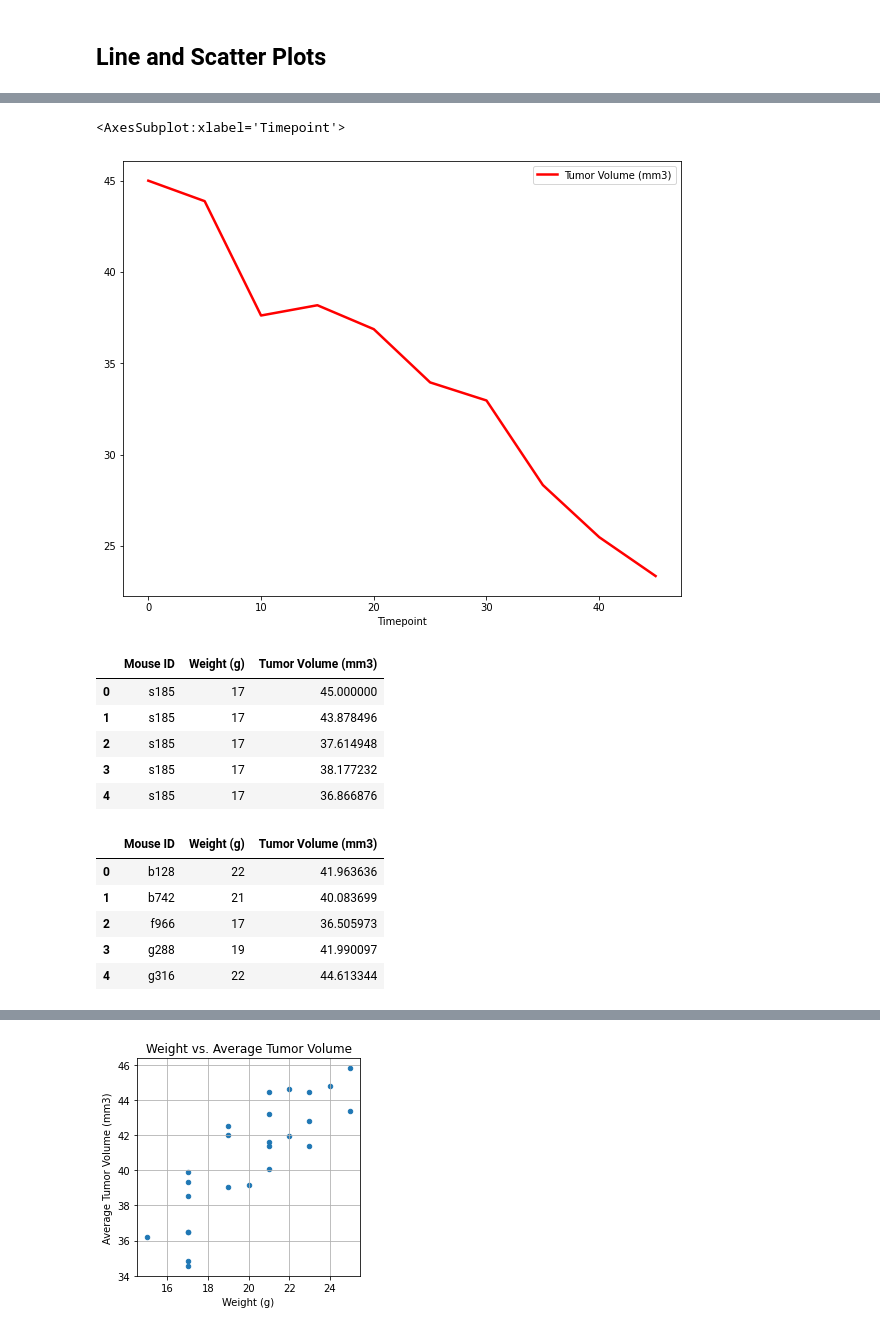
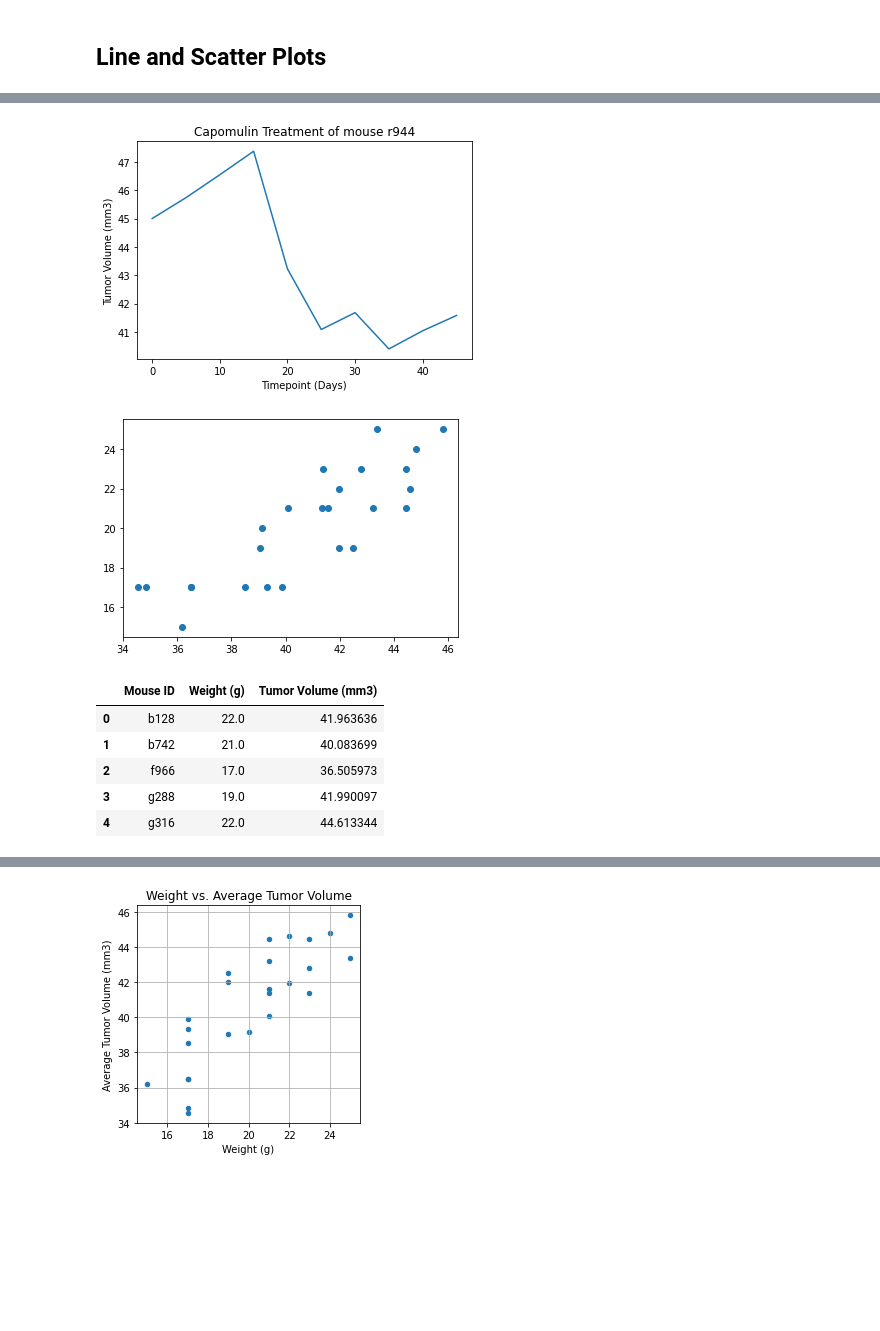
Before and after one commit to SGGO911/Matplotlib-Challenge, a Jupyter notebook: pymaceuticals_starter.ipynb, the cells around one changed output, grey strips where cells are left out. Drawn from its saved outputs; the diff is of its cells as text; code cells hidden in the pictures; blank space fills up the shorter version.

```diff
--- a/pymaceuticals_starter.ipynb
+++ b/pymaceuticals_starter.ipynb
@@ -264,35 +243,38 @@ capomulin_mouse
-# %%
-# arrange columns
-capomulin_mouse = capomulin_mouse.loc[:, ["Timepoint", "Tumor Volume (mm3)"]]
-capomulin_mouse = capomulin_mouse.reset_index(drop=True)
-capomulin_mouse.set_index("Timepoint").plot(figsize=(10,8), linewidth=2.5, color="red")
-# %% [output]
-<AxesSubplot:xlabel='Timepoint'>
-[figure, removed]
+# %%
+x_axisTP = mouseid_df["Timepoint"]
+tumsiz = mouseid_df["Tumor Volume (mm3)"]
+
+
+plt.title(f"Capomulin Treatment of mouse {MOUSE_ID}")
+plt.plot(x_axisTP, tumsiz,  )
+plt.xlabel("Timepoint (Days)")
+plt.ylabel("Tumor Volume (mm3)")
+plt.show()
+# %% [output]
+[figure, added]
 # %%
 # Generate a scatter plot of average tumor volume vs. mouse weight for the Capomulin regimen
-tumor_weight_df =capomulin_df.loc[:, ["Mouse ID", "Weight (g)", "Tumor Volume (mm3)"]]
-tumor_weight_df.head()
+
+capavg = capomulin.groupby(['Mouse ID']).mean()
+
+plt.scatter(capavg["Tumor Volume (mm3)"], capavg["Weight (g)"])
+plt.savefig('scatterplot')
+plt.show()
 # %% [output]
-|  | Mouse ID | Weight (g) | Tumor Volume (mm3) |
-| 0 | s185 | 17 | 45.000000 |
-| 1 | s185 | 17 | 43.878496 |
-| 2 | s185 | 17 | 37.614948 |
-| 3 | s185 | 17 | 38.177232 |
-| 4 | s185 | 17 | 36.866876 |
+[figure, added]
 # %%
 #find the average tumor volume per mouse
 
-ave_tumor_vol = pd.DataFrame(tumor_weight_df.groupby(["Mouse ID", "Weight (g)"])
+ave_tumor_vol = pd.DataFrame(capavg.groupby(["Mouse ID", "Weight (g)"])
                              ["Tumor Volume (mm3)"].mean()).reset_index()
 ave_tumor_vol.head()
 # %% [output]
 |  | Mouse ID | Weight (g) | Tumor Volume (mm3) |
-| 0 | b128 | 22 | 41.963636 |
-| 1 | b742 | 21 | 40.083699 |
-| 2 | f966 | 17 | 36.505973 |
-| 3 | g288 | 19 | 41.990097 |
-| 4 | g316 | 22 | 44.613344 |
+| 0 | b128 | 22.0 | 41.963636 |
+| 1 | b742 | 21.0 | 40.083699 |
+| 2 | f966 | 17.0 | 36.505973 |
+| 3 | g288 | 19.0 | 41.990097 |
+| 4 | g316 | 22.0 | 44.613344 |
 # %%
 #rename tumor Volume with tumor average
 ave_tumor_vol = ave_tumor_vol.rename(columns={"Tumor Volume (mm3)":
```
Also changed, not shown: parts of 10 cells of this notebook, 2 other files.
